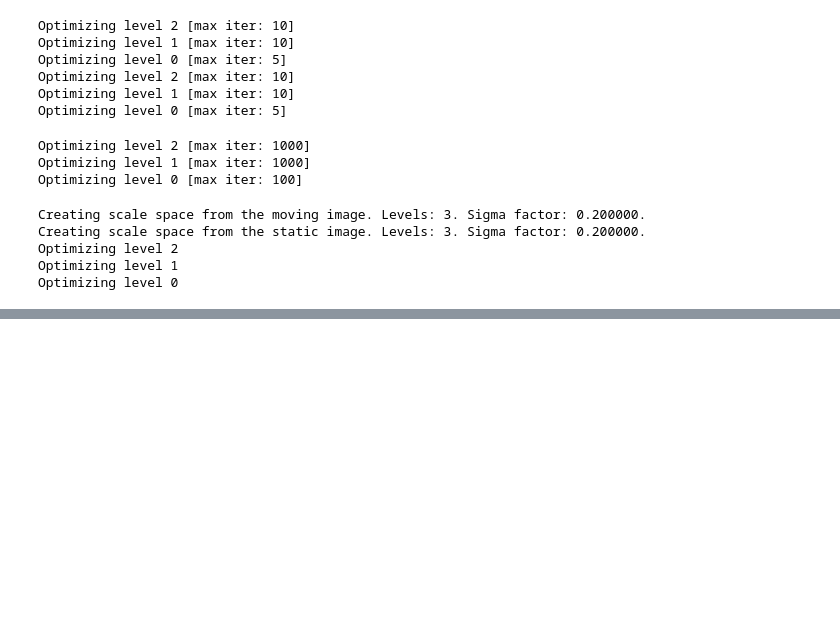
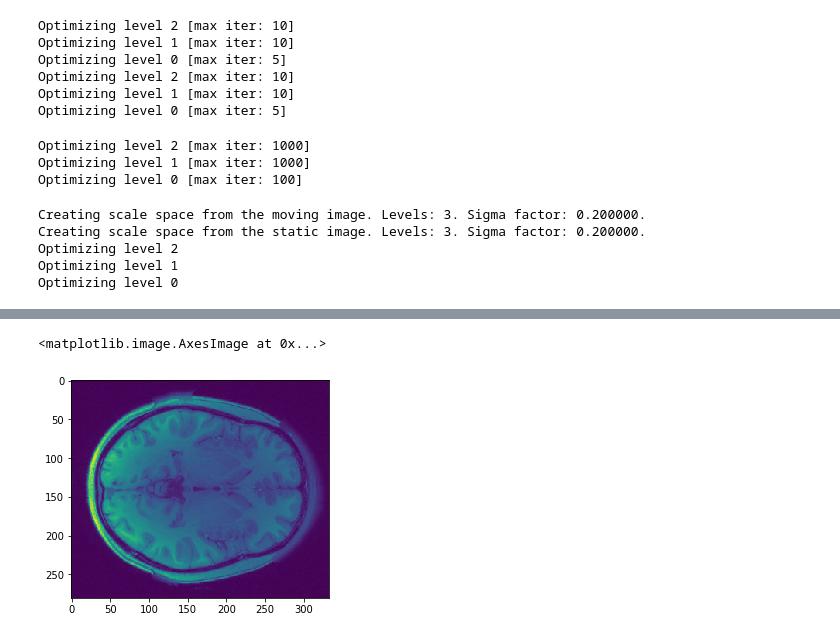
Before and after one commit to lytai1/Matthew_Thesis, a Jupyter notebook: Code/NODDI/registration.ipynb, the cells around one changed output, grey strips where cells are left out. Saved outputs shown, nothing was run; the diff lists cells and outputs as text; code cells hidden in the pictures; blank space fills up the shorter version.

```diff
--- a/Code/NODDI/registration.ipynb
+++ b/Code/NODDI/registration.ipynb
@@ -279,0 +291,6 @@ ValueError: could not broadcast input array from shape (182,218) into shape (189
+# %%
+import matplotlib.pyplot as plt
+plt.imshow(warped_moving[:, :, 100])
+# %% [output]
+<matplotlib.image.AxesImage at 0x...>
+[figure, added]
```
Also changed, not shown: parts of 4 cells of this notebook, 8 other files.
